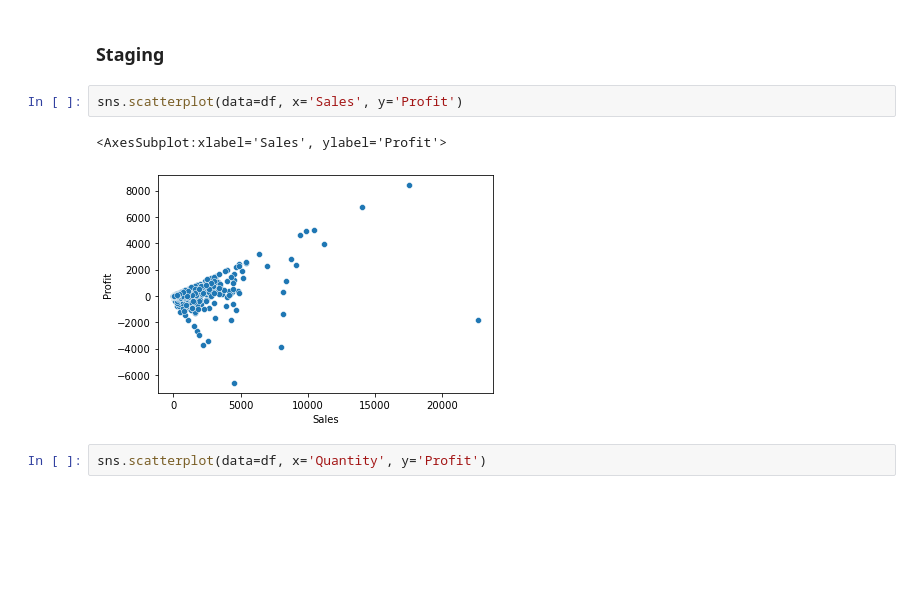
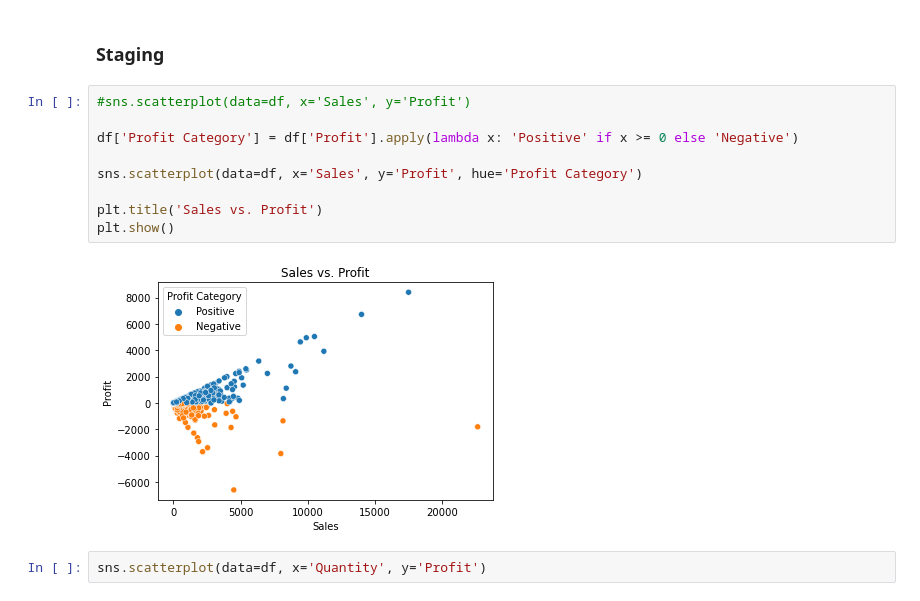
Before and after one commit to fahrizanrasyad/superstore-analysis, a Jupyter notebook: superstore_fahrizan-rasyad.ipynb, the cells around one changed output. Saved outputs shown, nothing was run; the diff lists cells and outputs as text; blank space fills up the shorter version.

```diff
--- a/superstore_fahrizan-rasyad.ipynb
+++ b/superstore_fahrizan-rasyad.ipynb
@@ -369,11 +409,17 @@ No artists with labels found to put in legend.  Note that artists whose label st
 *Dari barchart diatas, dapat terlihat bahwa *
 # %% [markdown]
 ### Staging
-# %%
-sns.scatterplot(data=df, x='Sales', y='Profit')
-# %% [output]
-<AxesSubplot:xlabel='Sales', ylabel='Profit'>
-[figure, removed]
+# %%
+#sns.scatterplot(data=df, x='Sales', y='Profit')
+
+df['Profit Category'] = df['Profit'].apply(lambda x: 'Positive' if x >= 0 else 'Negative')
+
+sns.scatterplot(data=df, x='Sales', y='Profit', hue='Profit Category')
+
+plt.title('Sales vs. Profit')
+plt.show()
+# %% [output]
+[figure, added]
 # %%
 sns.scatterplot(data=df, x='Quantity', y='Profit')
 # %% [output]
```
Also changed, not shown: parts of 10 cells of this notebook.
